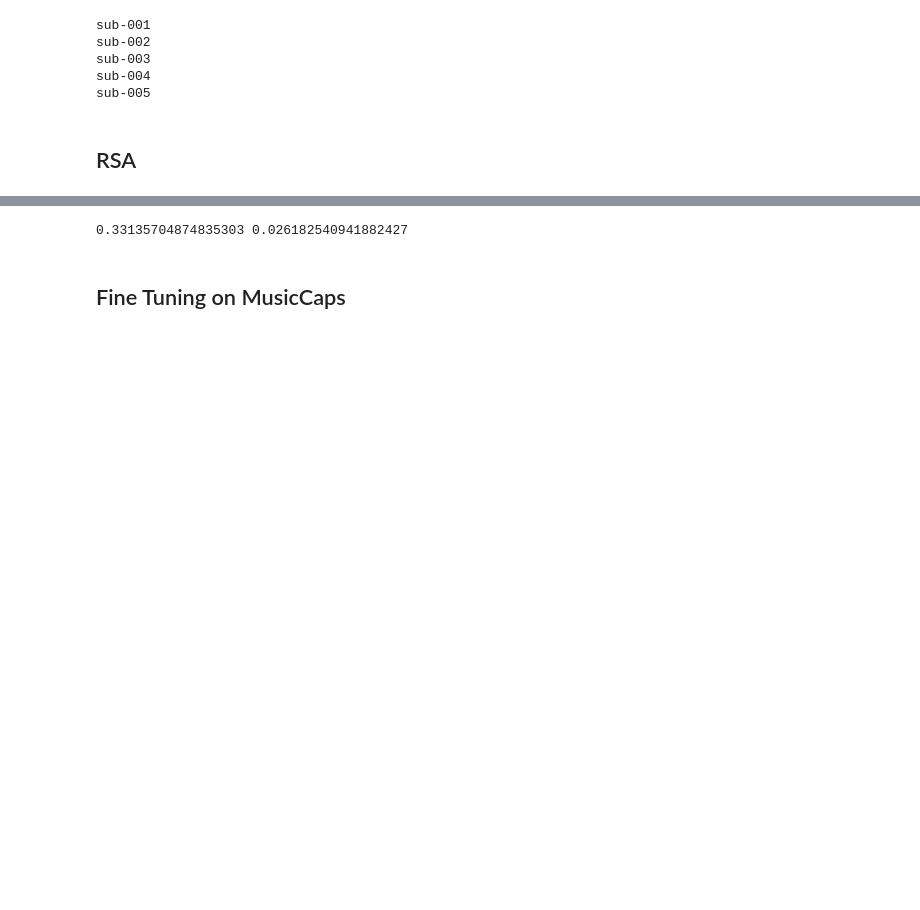
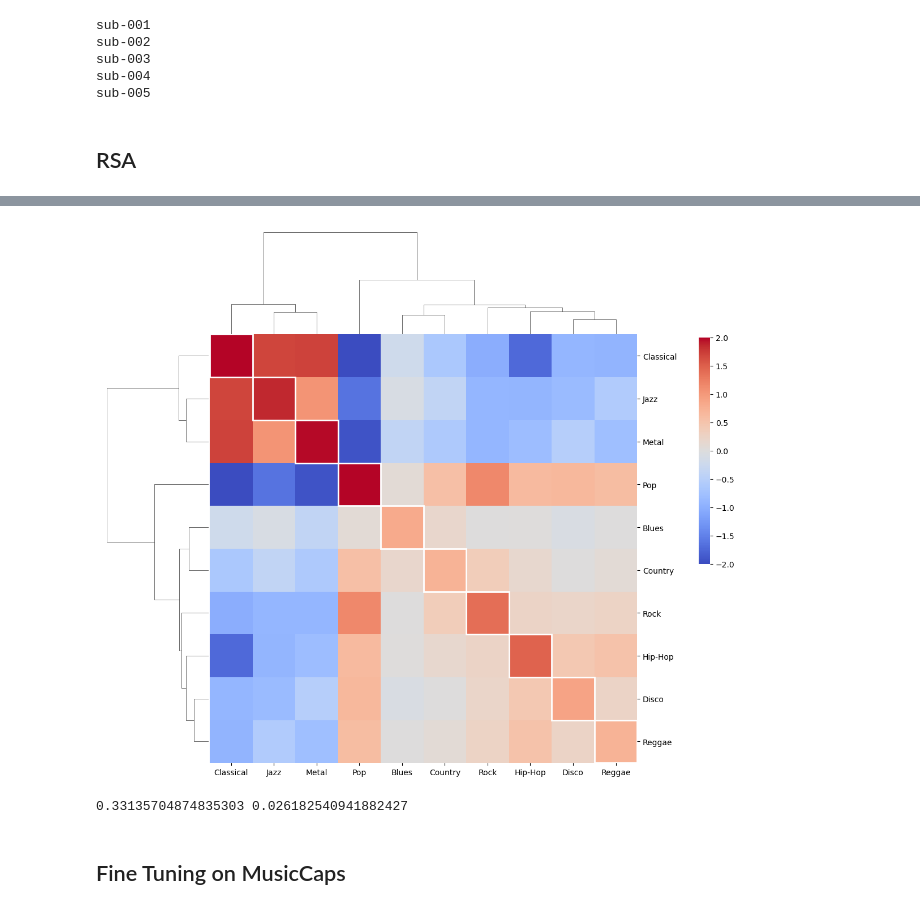
Before and after one commit to mattciff5/genre-to-fmri, a Jupyter notebook: AudioGen.ipynb, the cells around one changed output, grey strips where cells are left out. Drawn from its saved outputs; the diff is of its cells as text; code cells hidden in the pictures; blank space fills up the shorter version.

```diff
--- a/AudioGen.ipynb
+++ b/AudioGen.ipynb
@@ -552,3 +563,20 @@ fig.show()
+# %%
+g = sns.clustermap(rsa_voxels_soft, vmin=vmin, vmax=vmax, annot=False, cmap='coolwarm',
+                   xticklabels=labels, yticklabels=labels, row_cluster=True, col_cluster=True,
+                   cbar_pos=(1.07,0.39,0.02,0.4))
+# g.fig.suptitle('Cluster Map of RSA Voxels with Max Value Highlighted', fontsize=16)
+plt.setp(g.ax_heatmap.get_yticklabels(), rotation=0, ha="left")
+
+clustered_data = g.data2d.values
+
+for i in range(clustered_data.shape[0]):
+    max_col = np.argmax(clustered_data[i])  # Max value in the row
+    g.ax_heatmap.add_patch(plt.Rectangle((max_col, i), 1, 1, fill=False, edgecolor='white', lw=2))
+
+# plt.title('Cluster Map of RSA Voxels with Max Value Highlighted', fontsize=16, loc='center')
+plt.show()
+# %% [output]
+[figure, added]
 # %%
 spearman_score, sperman_p = correlate_two_matrices_rsa(rsa_voxels_soft, rsa_audiofeat_soft, distance_measure='spearman')
 print(spearman_score, sperman_p)
```
Also changed, not shown: parts of 2 cells of this notebook.
